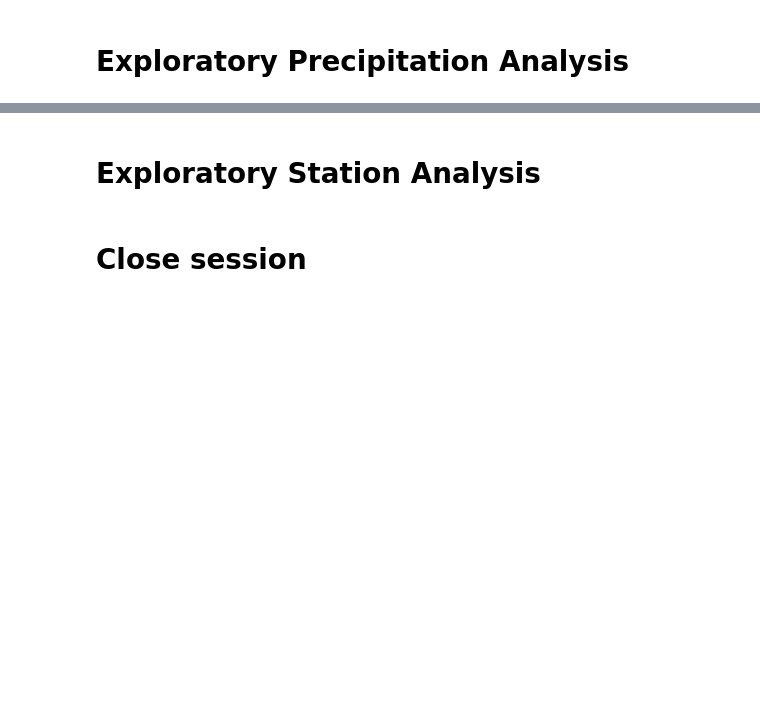
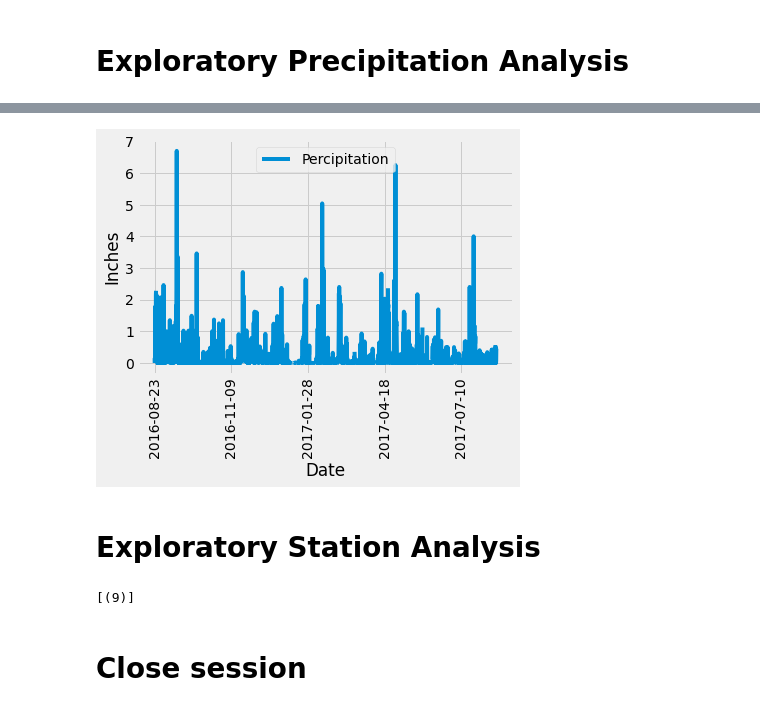
Before and after one commit to danielatuesta55/sqlalchemy-challenge, a Jupyter notebook: climate_starter.ipynb, the cells around one changed output, grey strips where cells are left out. Drawn from its saved outputs; the diff is of its cells as text; code cells hidden in the pictures; blank space fills up the shorter version.

```diff
--- a/climate_starter.ipynb
+++ b/climate_starter.ipynb
@@ -59,9 +100,19 @@ session = Session(engine)
+# %%
+climate_df.plot("Date", "Percipitation", label='Percipitation', ylabel = "Inches" )
+plt.xticks(rotation = 90)
+plt.show()
+# %% [output]
+[figure, added]
 # %%
 # Use Pandas to calcualte the summary statistics for the precipitation data
 # %% [markdown]
 # Exploratory Station Analysis
 # %%
 # Design a query to calculate the total number stations in the dataset
+total_stations = session.query(func.count(Station.station)).all()
+total_stations
+# %% [output]
+[(9)]
 # %%
 # Design a query to find the most active stations (i.e. what stations have the most rows?)
 # List the stations and the counts in descending order.
```
Also changed, not shown: parts of 4 cells of this notebook.
